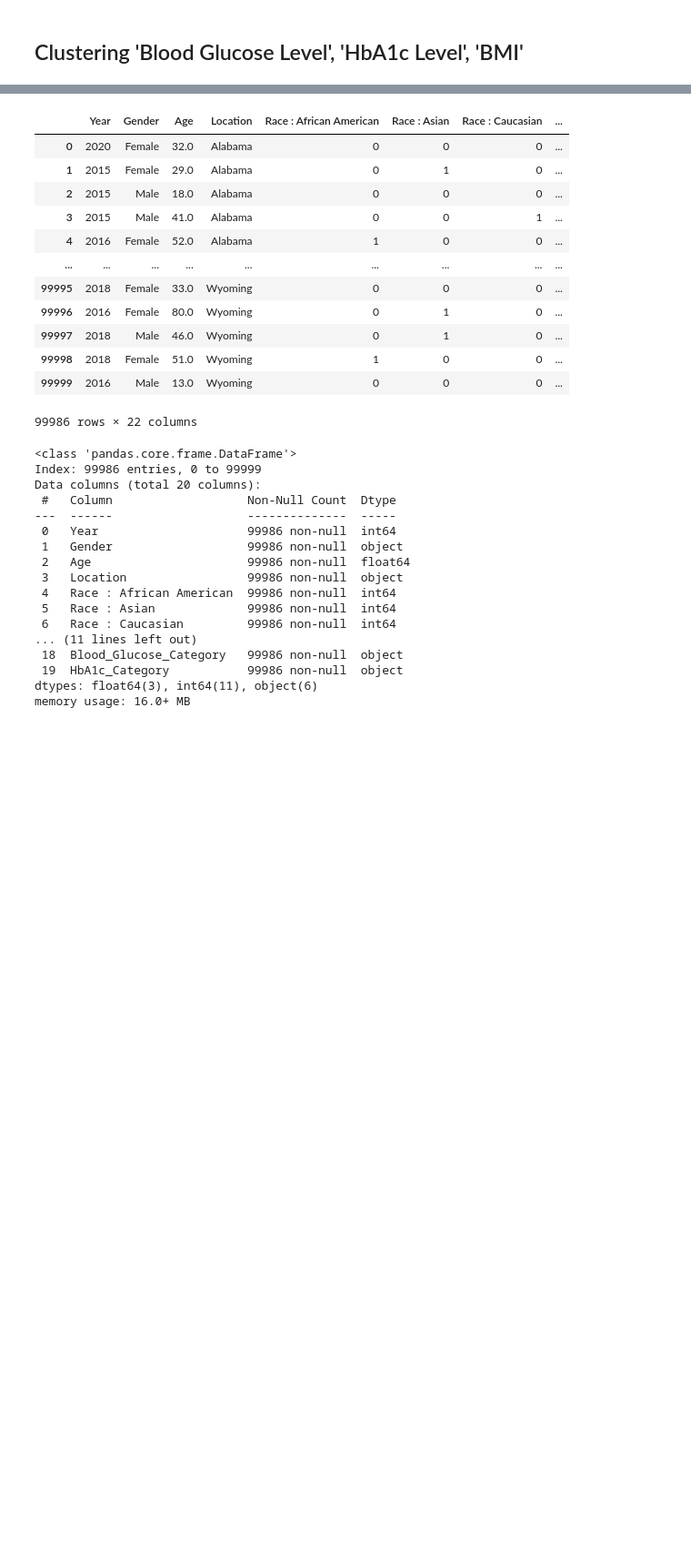
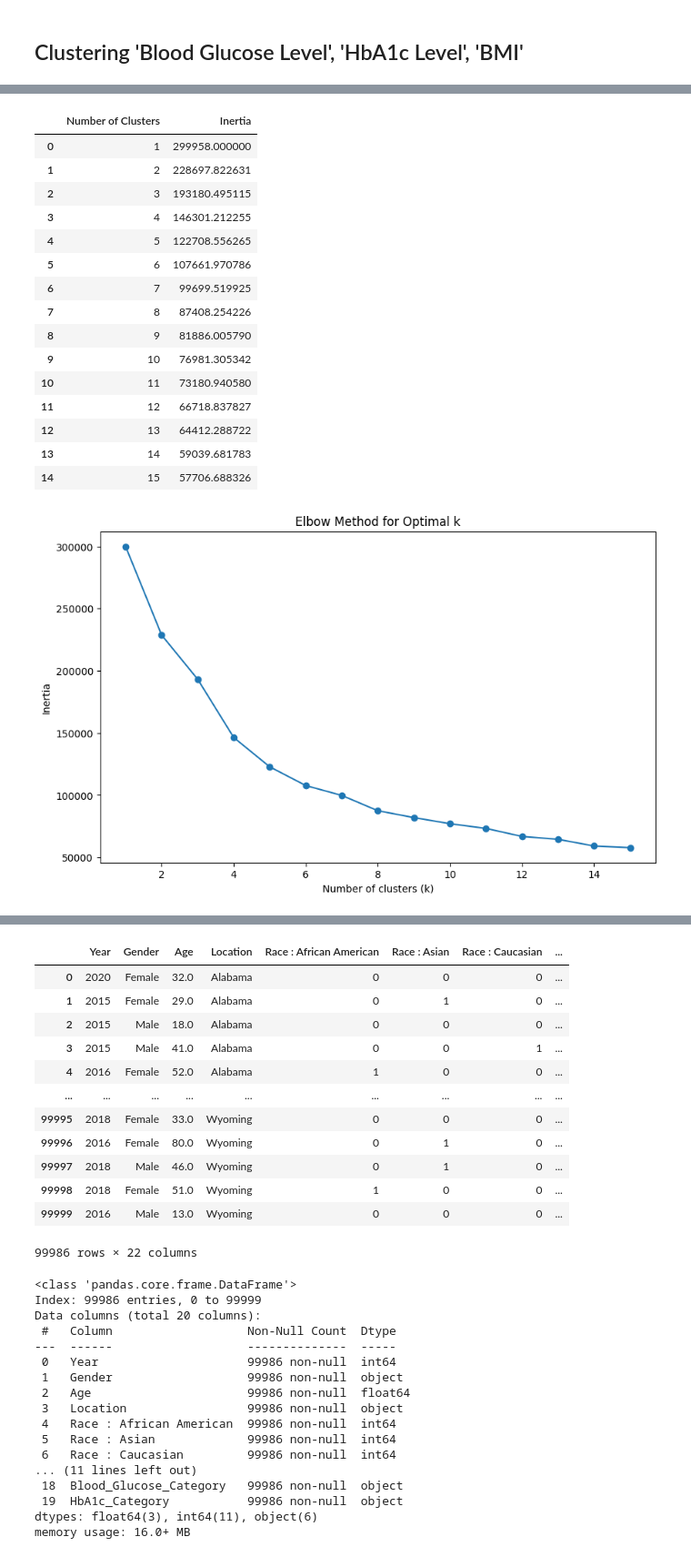
Before and after one commit to piiop/group-project-2, a Jupyter notebook: analysis.ipynb, the cells around one changed output, grey strips where cells are left out. Shown at 91% size. Drawn from its saved outputs; the diff is of its cells as text; code cells hidden in the pictures; blank space fills up the shorter version.

```diff
--- a/analysis.ipynb
+++ b/analysis.ipynb
@@ -905,0 +797,47 @@ Cluster Centers:
+# %%
+# First find the optimal number of clusters
+
+
+features_to_cluster = ['HbA1c Level', 'Blood Glucose Level', 'BMI']
+X = df[features_to_cluster]
+scaler = StandardScaler()
+X_scaled = scaler.fit_transform(X)
+
+inertias = []
+for k in range(1, 16):
+    kmeans = KMeans(n_clusters=k, random_state=42)
+    kmeans.fit(X_scaled)
+    inertias.append(kmeans.inertia_)
+
+# Create and display the DataFrame
+inertia_df = pd.DataFrame({
+    'Number of Clusters': range(1, 16),
+    'Inertia': inertias
+})
+display(inertia_df)
+
+# Plot the elbow curve
+plt.figure(figsize=(10, 6))
+plt.plot(range(1, 16), inertias, marker='o')
+plt.xlabel('Number of clusters (k)')
+plt.ylabel('Inertia')
+plt.title('Elbow Method for Optimal k')
+plt.show()
+# %% [output]
+|  | Number of Clusters | Inertia |
+| 0 | 1 | 299958.000000 |
+| 1 | 2 | 228697.822631 |
+| 2 | 3 | 193180.495115 |
+| 3 | 4 | 146301.212255 |
+| 4 | 5 | 122708.556265 |
+| 5 | 6 | 107661.970786 |
+| 6 | 7 | 99699.519925 |
+| 7 | 8 | 87408.254226 |
+| 8 | 9 | 81886.005790 |
+| 9 | 10 | 76981.305342 |
+| 10 | 11 | 73180.940580 |
+| 11 | 12 | 66718.837827 |
+| 12 | 13 | 64412.288722 |
+| 13 | 14 | 59039.681783 |
+| 14 | 15 | 57706.688326 |
+[figure, added]
```
Also changed, not shown: parts of 50 cells of this notebook, 18 other files.
